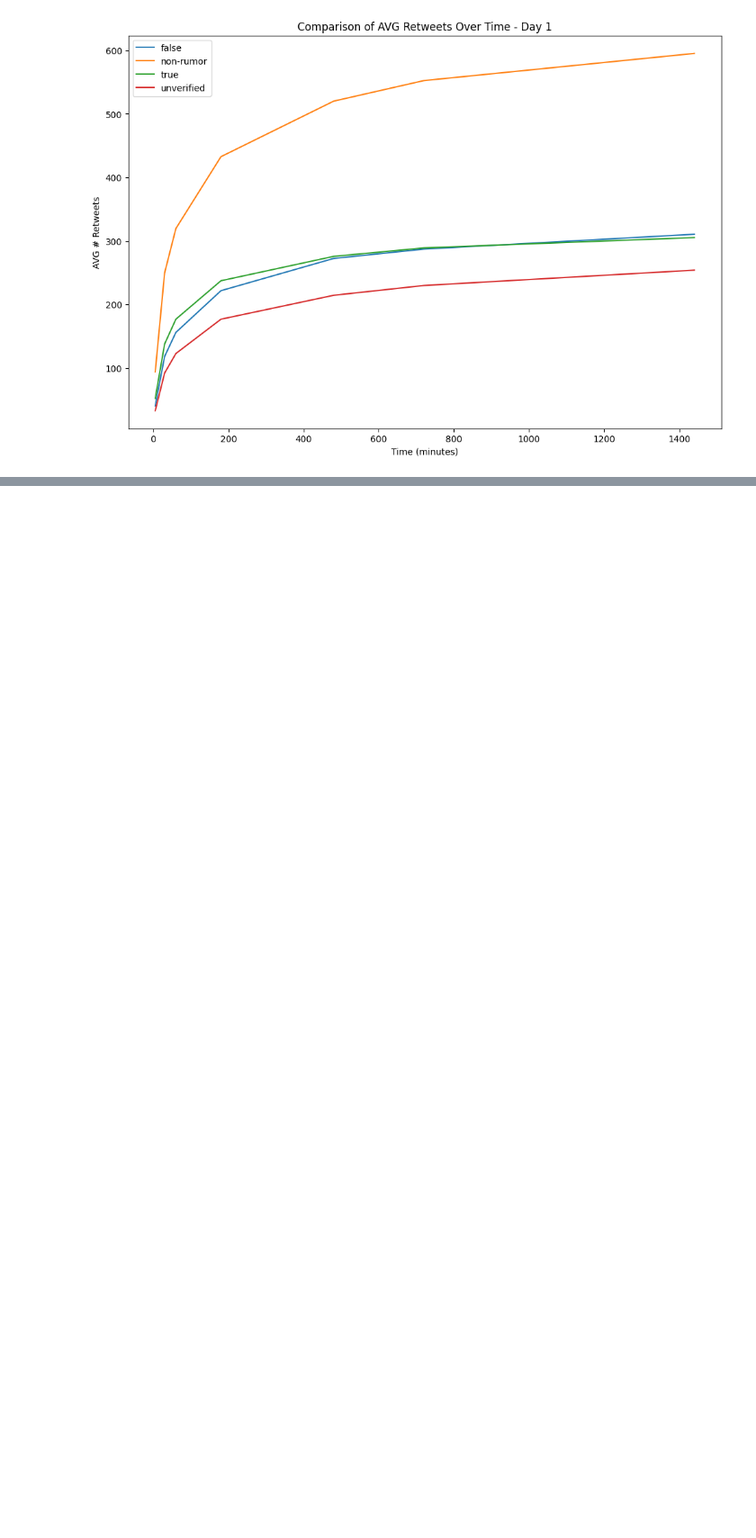
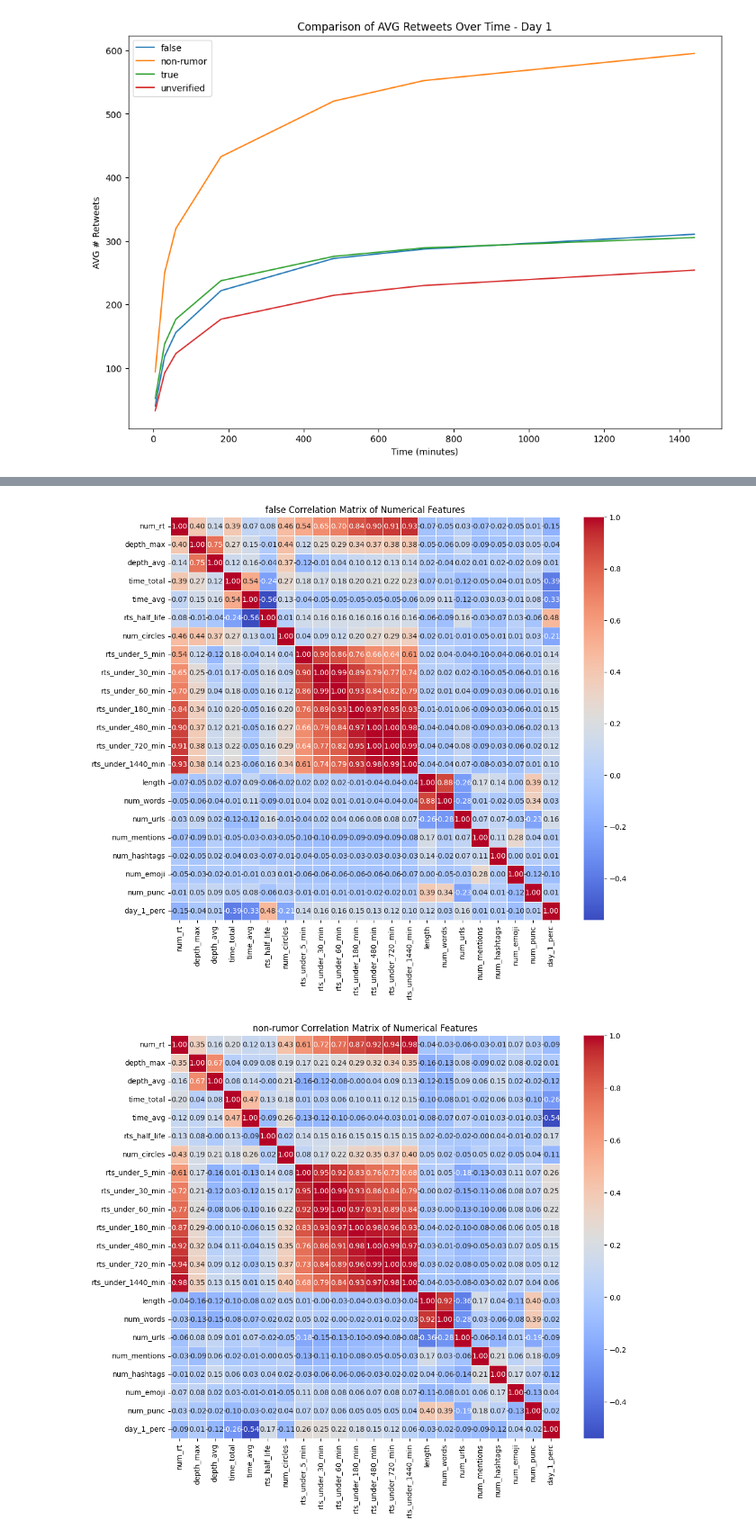
Before and after one commit to Xron7/FakeNewsDetection, a Jupyter notebook: eda.ipynb, the cells around one changed output, grey strips where cells are left out. Shown at 90% size. Saved outputs shown, nothing was run; the diff lists cells and outputs as text; code cells hidden in the pictures; blank space fills up the shorter version.

```diff
--- a/eda.ipynb
+++ b/eda.ipynb
@@ -120,0 +155,5 @@ plot_max_depth_Gs(dfs)
+# %%
+correlation_per_label(dfs, titles)
+# %% [output]
+[figure, added]
+[figure, added]
```
Also changed, not shown: parts of 10 cells of this notebook, 1 other file.
